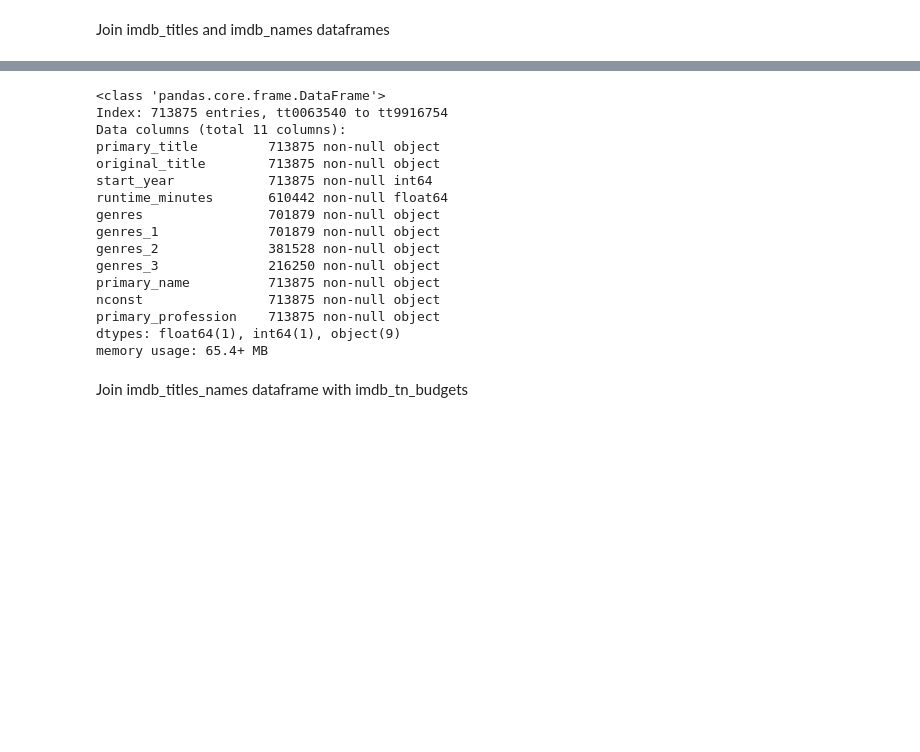
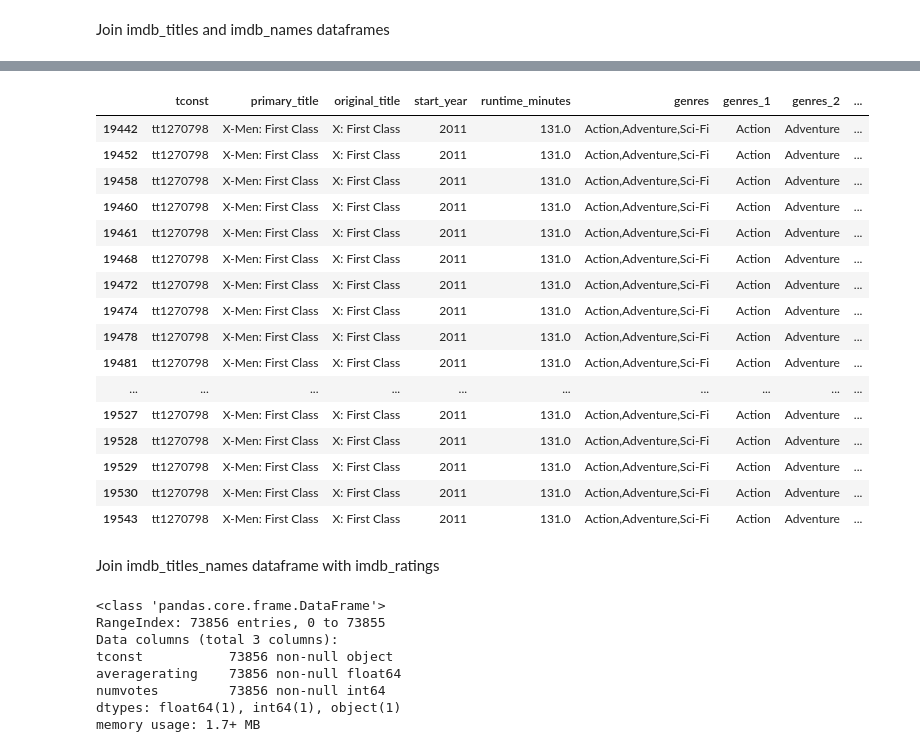
Before and after one commit to mishaberrien/Movie-Performance-Analysis, a Jupyter notebook: movies-eda-mlb.ipynb, the cells around one changed output, grey strips where cells are left out. Cells and saved outputs as stored; diff of their text form; code cells hidden in the pictures; blank space fills up the shorter version.

```diff
--- a/movies-eda-mlb.ipynb
+++ b/movies-eda-mlb.ipynb
@@ -55,3 +55,28 @@ imdb_titles_names.head()
 | tt0069049 | The Other Side of the Wind | The Other Side of the Wind | 2018 | 122.0 | Drama | Drama | NaN | NaN | ... |
 | tt0069049 | The Other Side of the Wind | The Other Side of the Wind | 2018 | 122.0 | Drama | Drama | NaN | NaN | ... |
 | tt0069049 | The Other Side of the Wind | The Other Side of the Wind | 2018 | 122.0 | Drama | Drama | NaN | NaN | ... |
+# %%
+imdb_titles_names.reset_index(inplace=True)
+# %%
+# only include directors in this dataset
+imdb_title_name_directors = imdb_titles_names[imdb_titles_names['primary_profession'].str.contains('director')]
+# %%
+imdb_title_name_directors.loc[imdb_title_name_directors['tconst']=='tt1270798']
+# %% [output]
+|  | tconst | primary_title | original_title | start_year | runtime_minutes | genres | genres_1 | genres_2 | ... |
+| 19442 | tt1270798 | X-Men: First Class | X: First Class | 2011 | 131.0 | Action,Adventure,Sci-Fi | Action | Adventure | ... |
+| 19452 | tt1270798 | X-Men: First Class | X: First Class | 2011 | 131.0 | Action,Adventure,Sci-Fi | Action | Adventure | ... |
+| 19458 | tt1270798 | X-Men: First Class | X: First Class | 2011 | 131.0 | Action,Adventure,Sci-Fi | Action | Adventure | ... |
+| 19460 | tt1270798 | X-Men: First Class | X: First Class | 2011 | 131.0 | Action,Adventure,Sci-Fi | Action | Adventure | ... |
+| 19461 | tt1270798 | X-Men: First Class | X: First Class | 2011 | 131.0 | Action,Adventure,Sci-Fi | Action | Adventure | ... |
+| 19468 | tt1270798 | X-Men: First Class | X: First Class | 2011 | 131.0 | Action,Adventure,Sci-Fi | Action | Adventure | ... |
+| 19472 | tt1270798 | X-Men: First Class | X: First Class | 2011 | 131.0 | Action,Adventure,Sci-Fi | Action | Adventure | ... |
+| 19474 | tt1270798 | X-Men: First Class | X: First Class | 2011 | 131.0 | Action,Adventure,Sci-Fi | Action | Adventure | ... |
+| 19478 | tt1270798 | X-Men: First Class | X: First Class | 2011 | 131.0 | Action,Adventure,Sci-Fi | Action | Adventure | ... |
+| 19481 | tt1270798 | X-Men: First Class | X: First Class | 2011 | 131.0 | Action,Adventure,Sci-Fi | Action | Adventure | ... |
+| ... | ... | ... | ... | ... | ... | ... | ... | ... | ... |
+| 19527 | tt1270798 | X-Men: First Class | X: First Class | 2011 | 131.0 | Action,Adventure,Sci-Fi | Action | Adventure | ... |
+| 19528 | tt1270798 | X-Men: First Class | X: First Class | 2011 | 131.0 | Action,Adventure,Sci-Fi | Action | Adventure | ... |
+| 19529 | tt1270798 | X-Men: First Class | X: First Class | 2011 | 131.0 | Action,Adventure,Sci-Fi | Action | Adventure | ... |
+| 19530 | tt1270798 | X-Men: First Class | X: First Class | 2011 | 131.0 | Action,Adventure,Sci-Fi | Action | Adventure | ... |
+| 19543 | tt1270798 | X-Men: First Class | X: First Class | 2011 | 131.0 | Action,Adventure,Sci-Fi | Action | Adventure | ... |
@@ -57,0 +86,2 @@ imdb_titles_names.head()
+# %% [markdown]
+Join imdb_titles_names dataframe with imdb_ratings
@@ -58,21 +90,11 @@ imdb_titles_names.head()
 # %%
-imdb_titles_names.info()
+imdb_ratings.info()
 # %% [output]
 <class 'pandas.core.frame.DataFrame'>
-Index: 713875 entries, tt0063540 to tt9916754
-Data columns (total 11 columns):
-primary_title         713875 non-null object
-original_title        713875 non-null object
-start_year            713875 non-null int64
-runtime_minutes       610442 non-null float64
-genres                701879 non-null object
-genres_1              701879 non-null object
-genres_2              381528 non-null object
-genres_3              216250 non-null object
-primary_name          713875 non-null object
-nconst                713875 non-null object
-primary_profession    713875 non-null object
-dtypes: float64(1), int64(1), object(9)
-memory usage: 65.4+ MB
+RangeIndex: 73856 entries, 0 to 73855
+Data columns (total 3 columns):
+tconst           73856 non-null object
+averagerating    73856 non-null float64
+numvotes         73856 non-null int64
+dtypes: float64(1), int64(1), object(1)
+memory usage: 1.7+ MB
-# %% [markdown]
-Join imdb_titles_names dataframe with imdb_tn_budgets
```
Also changed, not shown: parts of 25 cells of this notebook.
